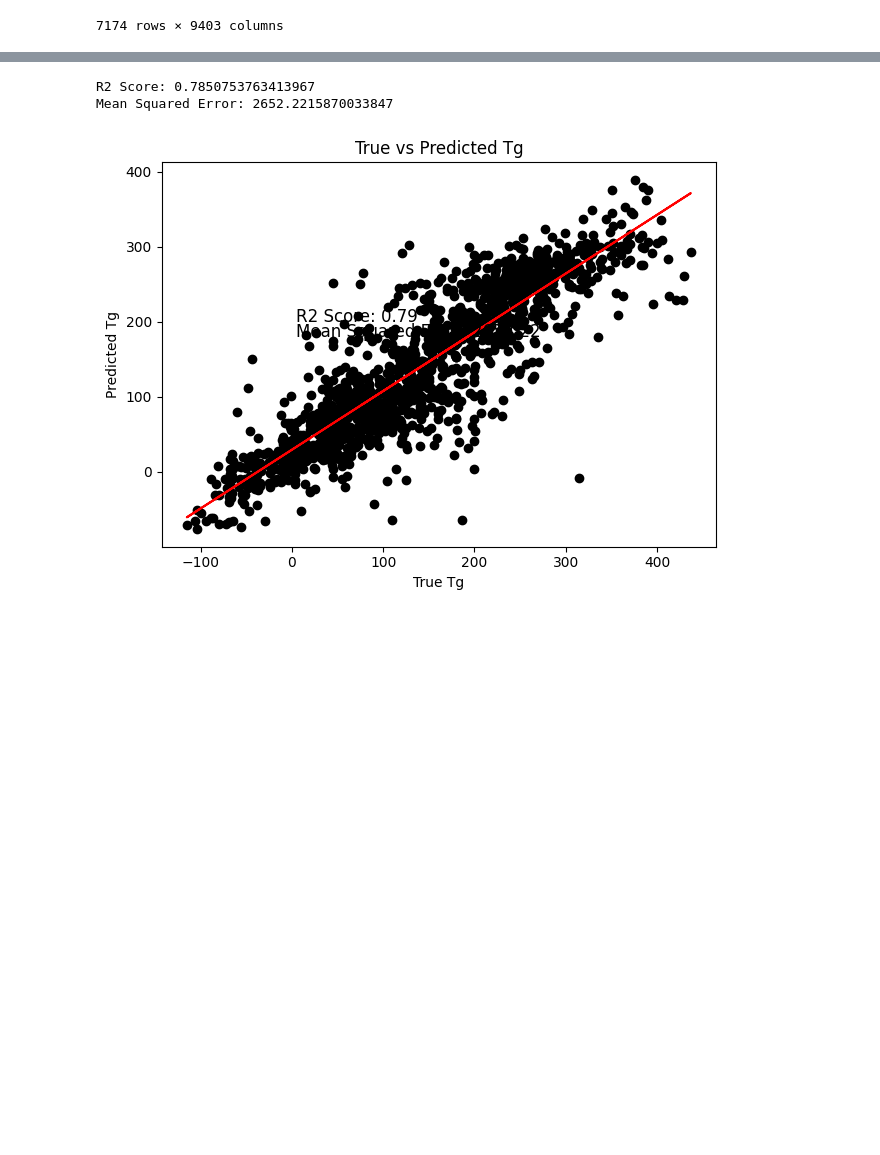
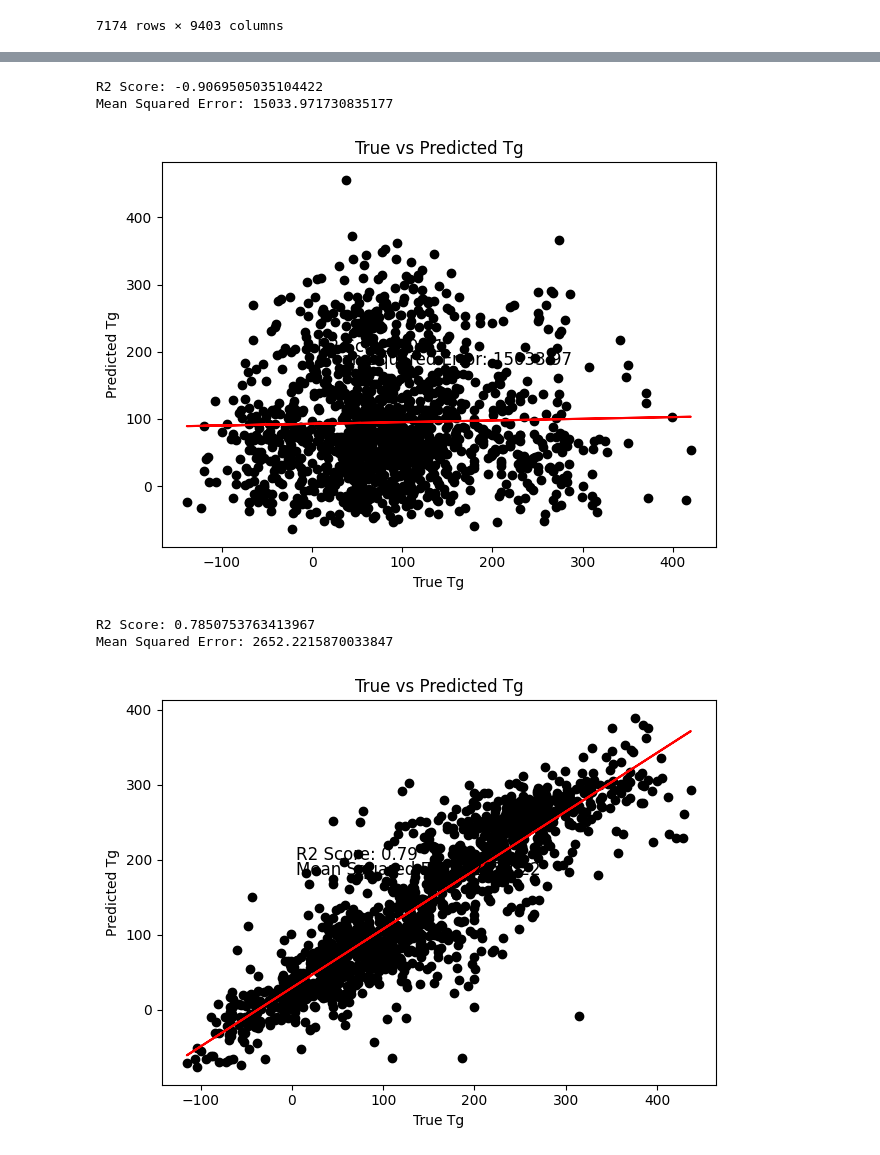
Before and after one commit to ibrahimberb/PiNO_2025, a Jupyter notebook: mdpi_polimers_AB2.ipynb, the cells around one changed output, grey strips where cells are left out. Saved outputs shown, nothing was run; the diff lists cells and outputs as text; code cells hidden in the pictures; blank space fills up the shorter version.

```diff
--- a/mdpi_polimers_B4.ipynb
+++ b/mdpi_polimers_AB2.ipynb
@@ -214,0 +370,3 @@ Name: tg, Length: 7174, dtype: float64
+# %%
+y_test = processed_data_test["Tg"]
+y_test.head()
@@ -214,0 +380,5 @@ Name: tg, Length: 7174, dtype: float64
+# %%
+from xgboost import XGBRegressor
+
+model = XGBRegressor(n_estimators=100, max_depth=10, learning_rate=0.1, n_jobs=-1)
+model.fit(X, y)
@@ -215,3 +397,34 @@ Name: tg, Length: 7174, dtype: float64
+# %%
+y_pred = model.predict(X_test)
+
+from sklearn.metrics import mean_squared_error, r2_score
+
+
+r2 = r2_score(y_test, y_pred)
+mse = mean_squared_error(y_test, y_pred)
+print(f"R2 Score: {r2}")
+print(f"Mean Squared Error: {mse}")
+
+
+plt.scatter(y_test, y_pred, color="black")
+plt.xlabel("True Tg")
+plt.ylabel("Predicted Tg")
+plt.title("True vs Predicted Tg")
+
+# regression line
+z = np.polyfit(y_test, y_pred, 1)
+p = np.poly1d(z)
+plt.plot(y_test, p(y_test), color="red")
+
+plt.text(5, 200, f"R2 Score: {r2:.2f}", fontsize=12)
+plt.text(5, 180, f"Mean Squared Error: {mse:.2f}", fontsize=12)
+plt.grid(alpha=0)
+plt.tight_layout()
+plt.show()
+# %% [output]
+R2 Score: -0.9069505035104422
+Mean Squared Error: 15033.971730835177
+[figure, added]
 # %%
 from sklearn.model_selection import train_test_split
 
```
Also changed, not shown: parts of 20 cells of this notebook, 8 other files.
